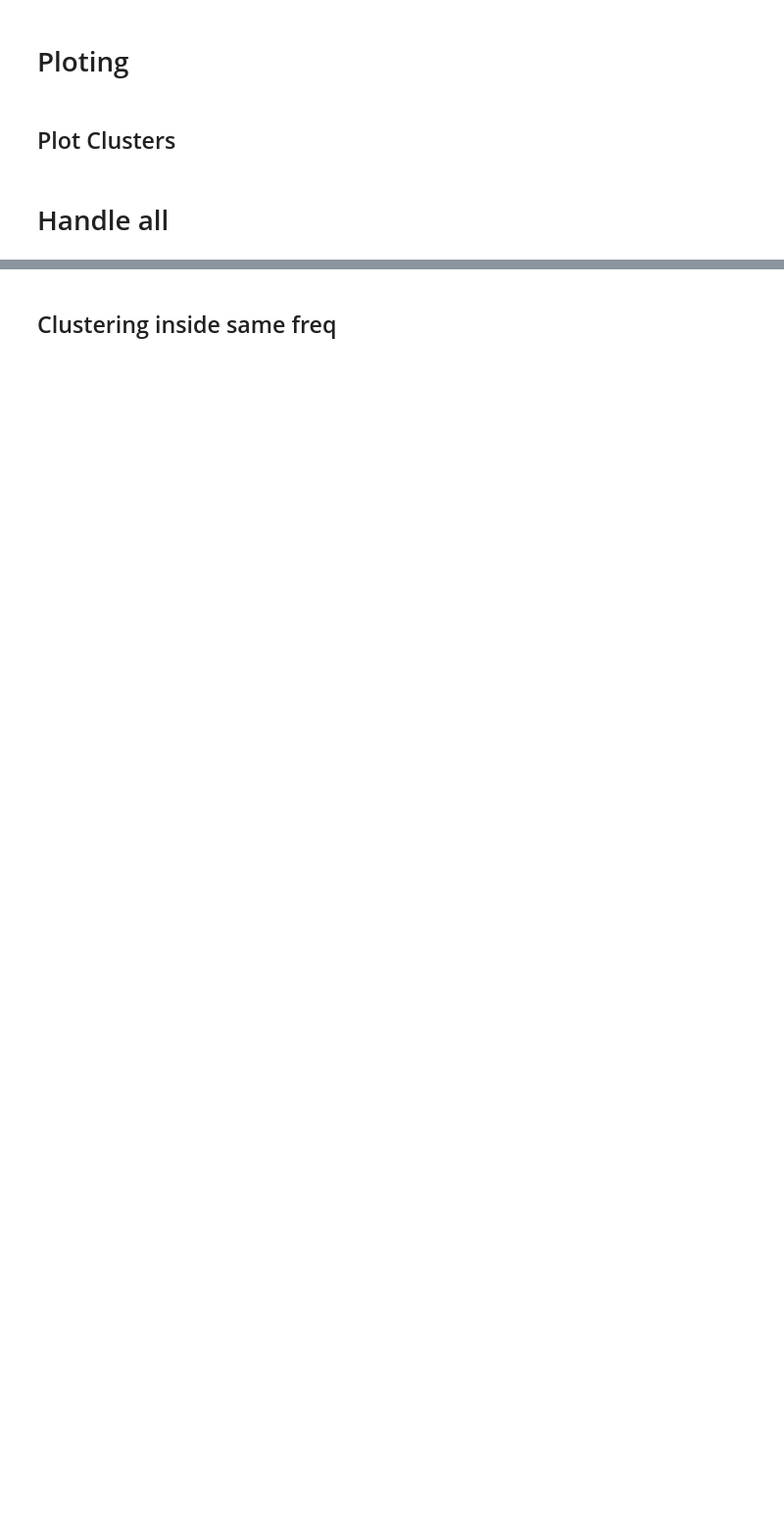
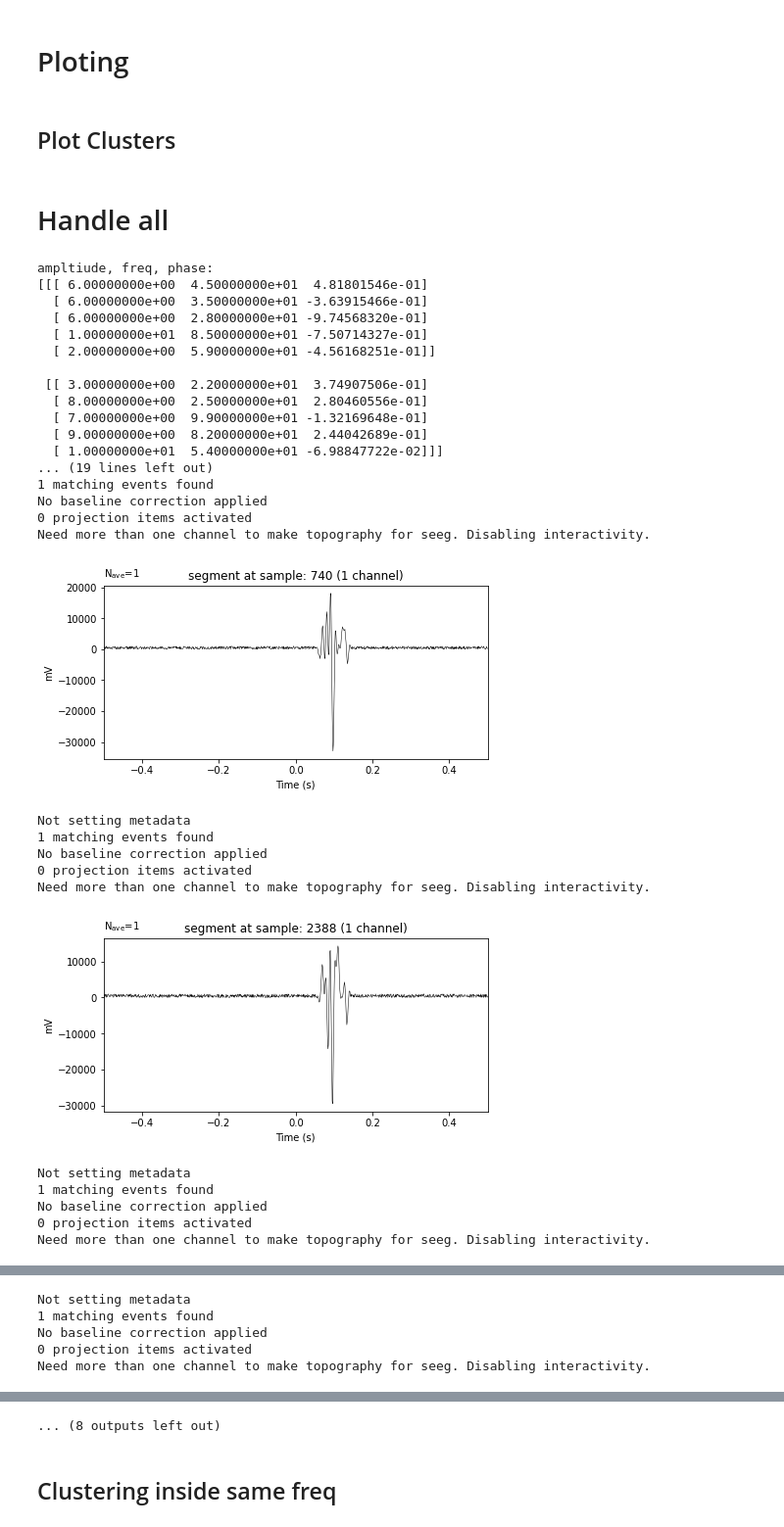
Before and after one commit to lhrkkk/LFP, a Jupyter notebook: all.ipynb, the cells around one changed output, grey strips where cells are left out. Shown at 98% size. Saved outputs shown, nothing was run; the diff lists cells and outputs as text; code cells hidden in the pictures; blank space fills up the shorter version.

```diff
--- a/all.ipynb
+++ b/all.ipynb
@@ -1122,3 +1235,58 @@ p=pipeline([zscore,downsample(3),bandpass([0.5,50])])
 ans=clustering(events,algorithm,p)
 plot_clusters(ans)
 plot_p_clusters(ans)
+# %%
+#@title Printing original segments {display-mode: "form"}
+print('ampltiude, freq, phase:')
+print(sin_parameters)
+print('inserted waves:')
+pprint(inserted_waves)
+
+# 原始片段
+print('================================')
+print('= Printing Oringinal Segments: =')
+print('================================')
+print()
+sep_original_events=[]
+# 同频事件：聚出来的频率类分成不同的 event_id，包装到 events 里面。
+for key in inserted_waves.keys():
+    original_events = np.zeros((len(inserted_waves[key]), 3), dtype=int)
+    original_events[:, 0] = np.array(inserted_waves[key])*sfreq
+    original_events[:, 2] = key
+    print(original_events)
+    sep_original_events.append(original_events)
+
+for index,original_events in enumerate(sep_original_events):
+    print(f'========= type: {index} ===========')
+    for ievent in original_events:
+        print_sample(ievent[0])
+# %% [output]
+ampltiude, freq, phase:
+[[[ 6.00000000e+00  4.50000000e+01  4.81801546e-01]
+  [ 6.00000000e+00  3.50000000e+01 -3.63915466e-01]
+  [ 6.00000000e+00  2.80000000e+01 -9.74568320e-01]
+  [ 1.00000000e+01  8.50000000e+01 -7.50714327e-01]
+  [ 2.00000000e+00  5.90000000e+01 -4.56168251e-01]]
+
+ [[ 3.00000000e+00  2.20000000e+01  3.74907506e-01]
+  [ 8.00000000e+00  2.50000000e+01  2.80460556e-01]
+  [ 7.00000000e+00  9.90000000e+01 -1.32169648e-01]
+  [ 9.00000000e+00  8.20000000e+01  2.44042689e-01]
+  [ 1.00000000e+01  5.40000000e+01 -6.98847722e-02]]]
+... (19 lines left out)
+1 matching events found
+No baseline correction applied
+0 projection items activated
+Need more than one channel to make topography for seeg. Disabling interactivity.
+[figure, added]
+Not setting metadata
+1 matching events found
+No baseline correction applied
+0 projection items activated
+Need more than one channel to make topography for seeg. Disabling interactivity.
+[figure, added]
+Not setting metadata
+1 matching events found
+No baseline correction applied
+0 projection items activated
+Need more than one channel to make topography for seeg. Disabling interactivity.
@@ -1124,0 +1294,5 @@ plot_p_clusters(ans)
+Not setting metadata
+1 matching events found
+No baseline correction applied
+0 projection items activated
+Need more than one channel to make topography for seeg. Disabling interactivity.
@@ -1125,3 +1313,4 @@ plot_p_clusters(ans)
+... (8 outputs left out)
 # %% [markdown]
 ## Clustering inside same freq
 # %%
```
Also changed, not shown: parts of 24 cells of this notebook.
